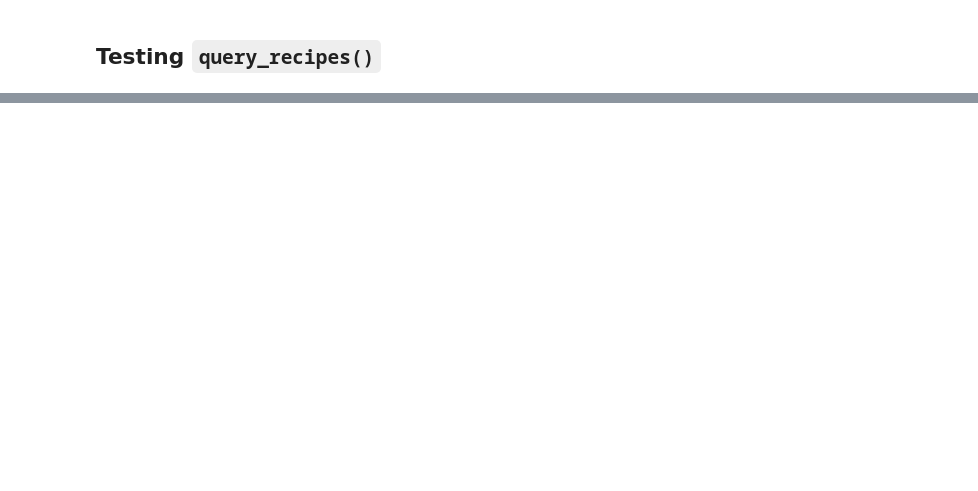
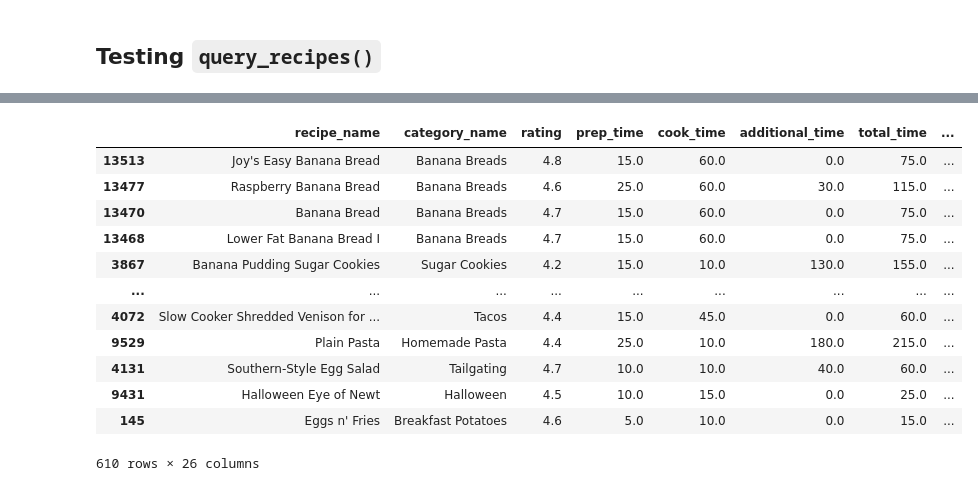
Before and after one commit to jade-y-liang/no-plan-pantry, a Jupyter notebook: recipe_query/recipe_query.ipynb, the cells around one changed output, grey strips where cells are left out. Cells and saved outputs as stored; diff of their text form; code cells hidden in the pictures; blank space fills up the shorter version.

```diff
--- a/recipe_query/recipe_query.ipynb
+++ b/recipe_query/recipe_query.ipynb
@@ -113,3 +27,23 @@ df.head()
+# %%
+ings = ['banana', 'flour', 'egg']
+df = query_recipes("temp.db",
+                   ingredients=ings
+                   )
+df
+# %% [output]
+|  | recipe_name | category_name | rating | prep_time | cook_time | additional_time | total_time | ... |
+| 13513 | Joy's Easy Banana Bread | Banana Breads | 4.8 | 15.0 | 60.0 | 0.0 | 75.0 | ... |
+| 13477 | Raspberry Banana Bread | Banana Breads | 4.6 | 25.0 | 60.0 | 30.0 | 115.0 | ... |
+| 13470 | Banana Bread | Banana Breads | 4.7 | 15.0 | 60.0 | 0.0 | 75.0 | ... |
+| 13468 | Lower Fat Banana Bread I | Banana Breads | 4.7 | 15.0 | 60.0 | 0.0 | 75.0 | ... |
+| 3867 | Banana Pudding Sugar Cookies | Sugar Cookies | 4.2 | 15.0 | 10.0 | 130.0 | 155.0 | ... |
+| ... | ... | ... | ... | ... | ... | ... | ... | ... |
+| 4072 | Slow Cooker Shredded Venison for ... | Tacos | 4.4 | 15.0 | 45.0 | 0.0 | 60.0 | ... |
+| 9529 | Plain Pasta | Homemade Pasta | 4.4 | 25.0 | 10.0 | 180.0 | 215.0 | ... |
+| 4131 | Southern-Style Egg Salad | Tailgating | 4.7 | 10.0 | 10.0 | 40.0 | 60.0 | ... |
+| 9431 | Halloween Eye of Newt | Halloween | 4.5 | 10.0 | 15.0 | 0.0 | 25.0 | ... |
+| 145 | Eggs n' Fries | Breakfast Potatoes | 4.6 | 5.0 | 10.0 | 0.0 | 15.0 | ... |
+610 rows × 26 columns
 # %%
 df = query_recipes("temp.db",
                    min_calories=1000
```
Also changed, not shown: parts of 11 cells of this notebook.
